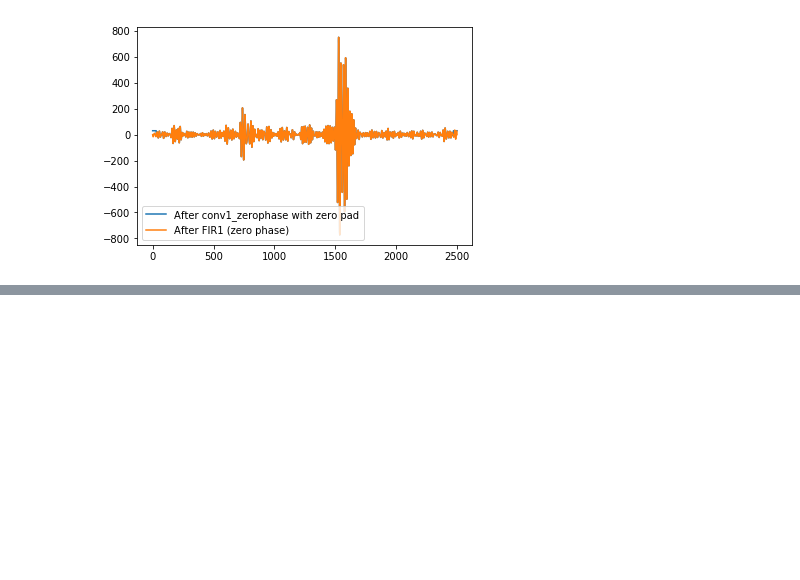
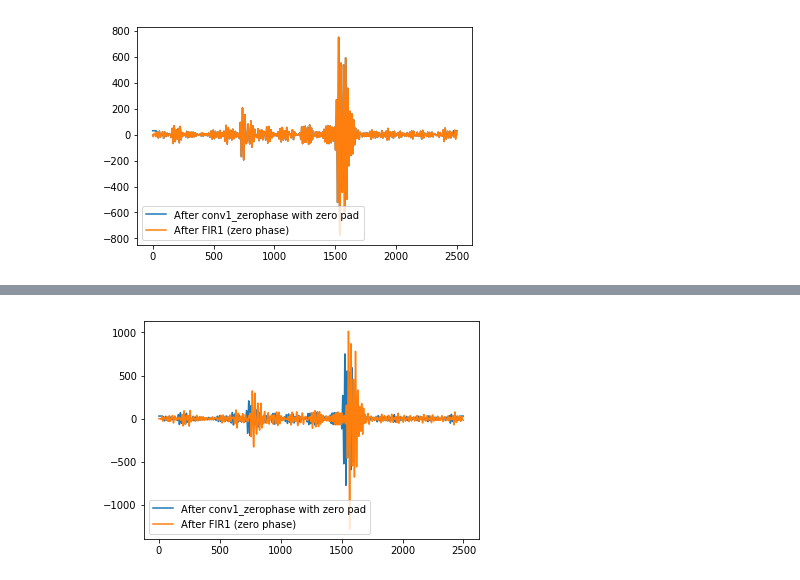
Before and after one commit to AhmedImtiazPrio/heartnet, a Jupyter notebook: codes/FIR_conv_test.ipynb, the cells around one changed output, grey strips where cells are left out. Saved outputs shown, nothing was run; the diff lists cells and outputs as text; code cells hidden in the pictures; blank space fills up the shorter version.

```diff
--- a/codes/FIR_conv_test.ipynb
+++ b/codes/FIR_conv_test.ipynb
@@ -246,0 +404,14 @@ plt.show()
+# %%
+def FIRnet_linearphase(input_size):
+    input1=Input(shape=(input_size,1))
+    x = Conv1D_linear(1,61,use_bias=False,weights=[b1[30:]])(input1)
+    model =Model(input1,x)
+    model.compile(optimizer='rmsprop',
+                  loss='binary_crossentropy',
+                  metrics=['accuracy'])
+    return model
+# %%
+model = FIRnet_linearphase(2500)
+t = np.reshape(data[:2500],[1,2500,1])
+new_data_ = model.predict(t)
+print new_data_
@@ -246,0 +428,7 @@ plt.show()
+# %%
+plt.plot(np.pad(new_data_[0,:,0],(30,30),'constant',constant_values=(30, 30)),label='After conv1_zerophase with zero pad')
+plt.plot(filtered,label='After FIR1 (zero phase)')
+plt.legend()
+plt.show()
+# %% [output]
+[figure, added]
```
Also changed, not shown: parts of 8 cells of this notebook, 2 other files.
